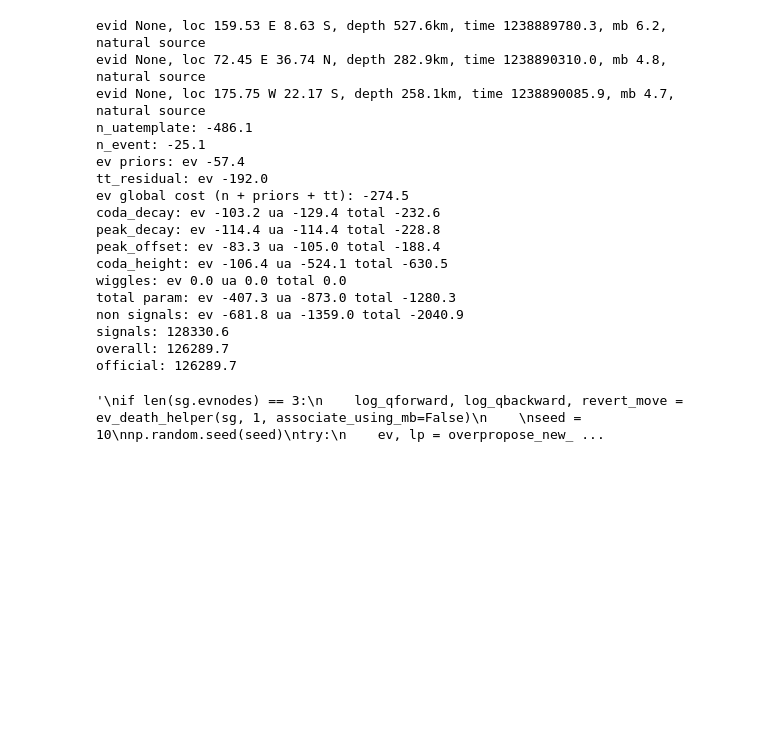
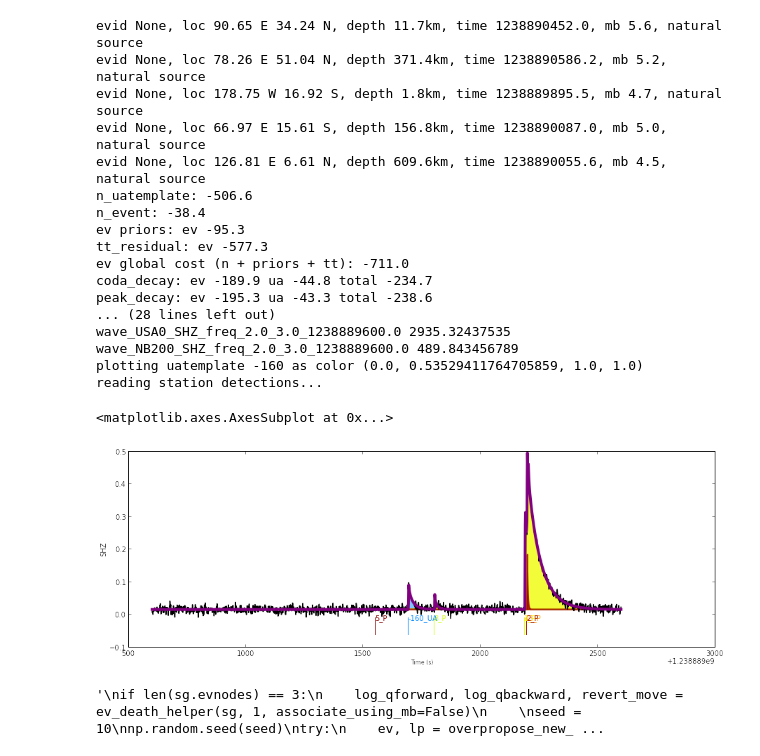
Before and after one commit to davmre/sigvisa, a Jupyter notebook: notebooks/repropose_event.ipynb, the cells around one changed output. Saved outputs shown, nothing was run; the diff lists cells and outputs as text; code cells hidden in the pictures; blank space fills up the shorter version.

```diff
--- a/notebooks/repropose_event.ipynb
+++ b/notebooks/repropose_event.ipynb
@@ -74,36 +74,43 @@ def get_atime(eid, sta, phase):
                          parent_values=sg.nodes_by_key, return_key=False)
     return n.get_value()
 # %%
-with open("/home/dmoore/python/sigvisa/logs/mcmc/01370/step_000199/pickle.sg", 'rb') as f:
+with open("/home/dmoore/python/sigvisa/logs/mcmc/01431/step_000309/pickle.sg", 'rb') as f:
     sg = pickle.load(f)
 
-with open("/home/dmoore/python/sigvisa/logs/mcmc/01370/events.pkl", 'rb') as f:
+with open("/home/dmoore/python/sigvisa/logs/mcmc/01431/events.pkl", 'rb') as f:
     true_evs = pickle.load(f)
 
 for ev in true_evs:
     print ev
 
-#wn = sg.all_nodes['wave_STKA_BHZ_freq_2.0_3.0_1238889600.0']
+sg.uatemplate_rate=1e-10
 sg.current_log_p_breakdown()
+
+for wn in [wn for wns in sg.station_waves.values() for wn in wns]:
+    print wn.label, wn.log_p()
+
+wn = sg.all_nodes["wave_YKR8_SHZ_freq_2.0_3.0_1238889600.0"]
+do_plot(wn)
 # %% [output]
-evid None, loc 159.53 E 8.63 S, depth 527.6km, time 1238889780.3, mb 6.2, natural source
-evid None, loc 72.45 E 36.74 N, depth 282.9km, time 1238890310.0, mb 4.8, natural source
-evid None, loc 175.75 W 22.17 S, depth 258.1km, time 1238890085.9, mb 4.7, natural source
-n_uatemplate: -486.1
-n_event: -25.1
-ev priors: ev -57.4
-tt_residual: ev -192.0
-ev global cost (n + priors + tt): -274.5
-coda_decay: ev -103.2 ua -129.4 total -232.6
-peak_decay: ev -114.4 ua -114.4 total -228.8
-peak_offset: ev -83.3 ua -105.0 total -188.4
-coda_height: ev -106.4 ua -524.1 total -630.5
-wiggles: ev 0.0 ua 0.0 total 0.0
-total param: ev -407.3 ua -873.0 total -1280.3
-non signals: ev -681.8 ua -1359.0 total -2040.9
-signals: 128330.6
-overall: 126289.7
-official: 126289.7
+evid None, loc 90.65 E 34.24 N, depth 11.7km, time 1238890452.0, mb 5.6, natural source
+evid None, loc 78.26 E 51.04 N, depth 371.4km, time 1238890586.2, mb 5.2, natural source
+evid None, loc 178.75 W 16.92 S, depth 1.8km, time 1238889895.5, mb 4.7, natural source
+evid None, loc 66.97 E 15.61 S, depth 156.8km, time 1238890087.0, mb 5.0, natural source
+evid None, loc 126.81 E 6.61 N, depth 609.6km, time 1238890055.6, mb 4.5, natural source
+n_uatemplate: -506.6
+n_event: -38.4
+ev priors: ev -95.3
+tt_residual: ev -577.3
+ev global cost (n + priors + tt): -711.0
+coda_decay: ev -189.9 ua -44.8 total -234.7
+peak_decay: ev -195.3 ua -43.3 total -238.6
+... (28 lines left out)
+wave_USA0_SHZ_freq_2.0_3.0_1238889600.0 2935.32437535
+wave_NB200_SHZ_freq_2.0_3.0_1238889600.0 489.843456789
+plotting uatemplate -160 as color (0.0, 0.53529411764705859, 1.0, 1.0)
+reading station detections...
+<matplotlib.axes.AxesSubplot at 0x...>
+[figure, added]
 # %%
 for n in sg.all_nodes.values():
     if "arrival_time" in n.label:
```
Also changed, not shown: parts of 5 cells of this notebook, 19 other files.
